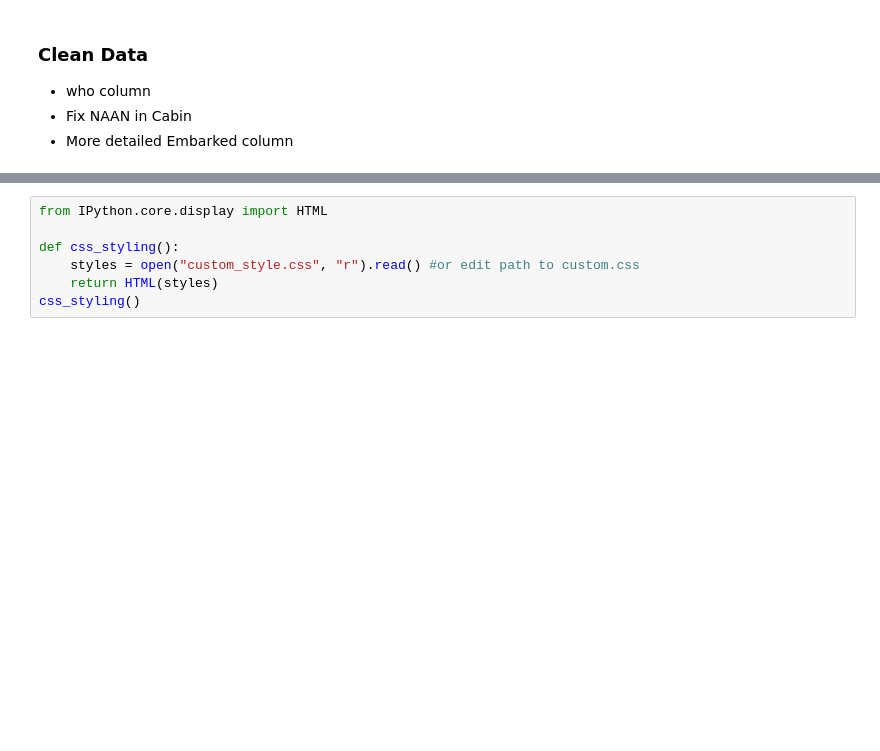
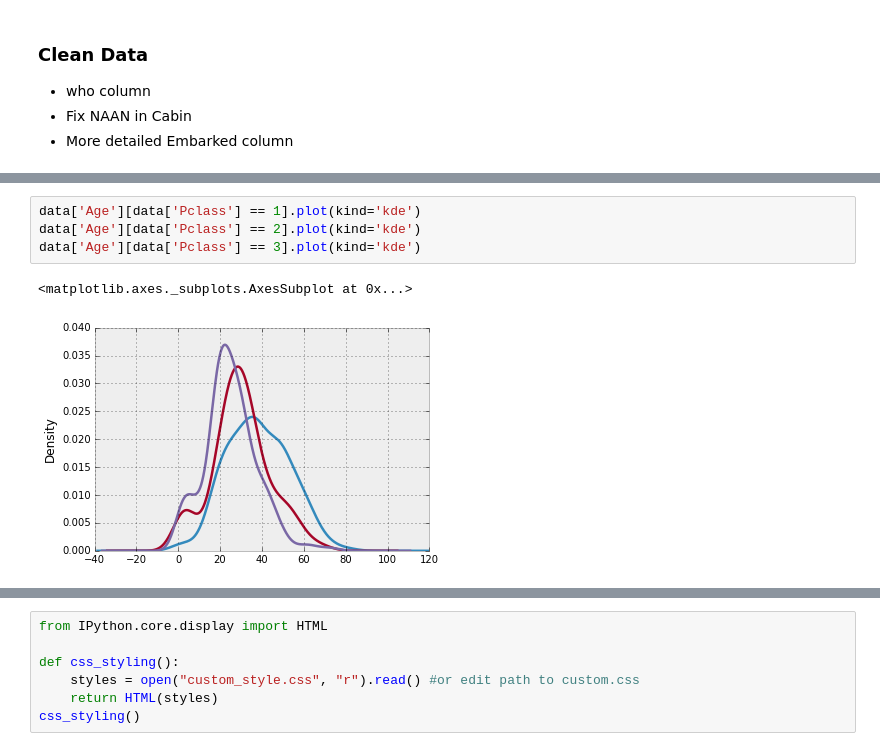
Before and after one commit to zunayed/pyDataAnalysis, a Jupyter notebook: titanic_predection.ipynb, the cells around one changed output, grey strips where cells are left out. Drawn from its saved outputs; the diff is of its cells as text; blank space fills up the shorter version.

```diff
--- a/titanic_predection.ipynb
+++ b/titanic_predection.ipynb
@@ -46,3 +63,10 @@ data.head()
+# %%
+data['Age'][data['Pclass'] == 1].plot(kind='kde')
+data['Age'][data['Pclass'] == 2].plot(kind='kde')
+data['Age'][data['Pclass'] == 3].plot(kind='kde')
+# %% [output]
+<matplotlib.axes._subplots.AxesSubplot at 0x...>
+[figure, added]
 # %%
 # TODO: x labels for bar charts
 # TODO: Fill area under
```
Also changed, not shown: parts of 6 cells of this notebook, 1 other file.
